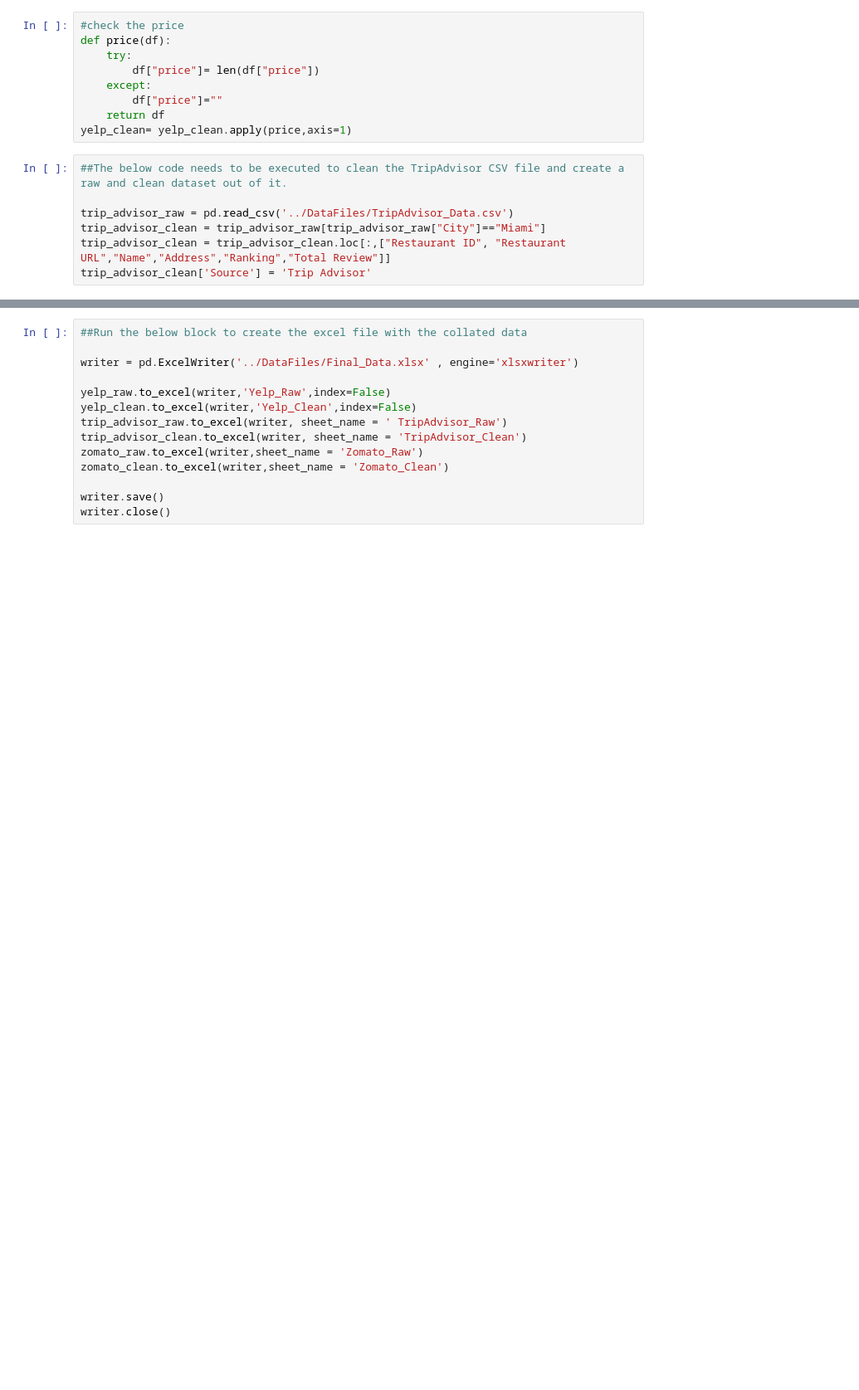
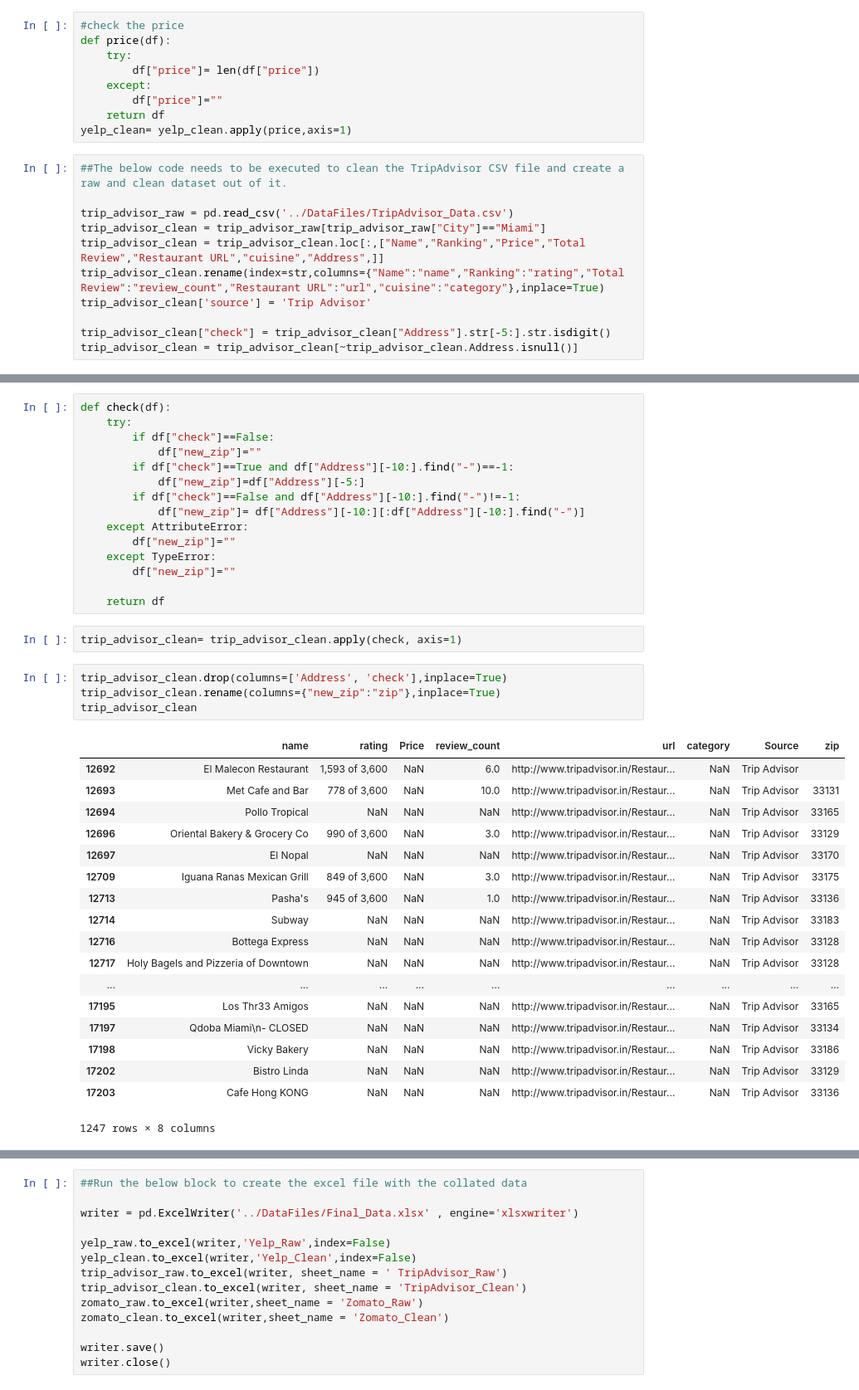
Before and after one commit to imjuoy/HungryGator, a Jupyter notebook: src/Final_Collated_Source_Code.ipynb, the cells around one changed output, grey strips where cells are left out. Shown: that part at 83% size. Saved outputs shown, nothing was run; the diff lists cells and outputs as text; blank space fills up the shorter version.

```diff
--- a/src/Final_Collated_Source_Code.ipynb
+++ b/src/Final_Collated_Source_Code.ipynb
@@ -197,5 +195,9 @@ yelp_clean= yelp_clean.apply(price,axis=1)
 
 trip_advisor_raw = pd.read_csv('../DataFiles/TripAdvisor_Data.csv')
 trip_advisor_clean = trip_advisor_raw[trip_advisor_raw["City"]=="Miami"]
-trip_advisor_clean = trip_advisor_clean.loc[:,["Restaurant ID", "Restaurant URL","Name","Address","Ranking","Total Review"]]
-trip_advisor_clean['Source'] = 'Trip Advisor'
+trip_advisor_clean = trip_advisor_clean.loc[:,["Name","Ranking","Price","Total Review","Restaurant URL","cuisine","Address",]]
+trip_advisor_clean.rename(index=str,columns={"Name":"name","Ranking":"rating","Total Review":"review_count","Restaurant URL":"url","cuisine":"category"},inplace=True)
+trip_advisor_clean['source'] = 'Trip Advisor'
+
+trip_advisor_clean["check"] = trip_advisor_clean["Address"].str[-5:].str.isdigit()
+trip_advisor_clean = trip_advisor_clean[~trip_advisor_clean.Address.isnull()]
@@ -202,3 +217,43 @@ trip_advisor_clean['Source'] = 'Trip Advisor'
+# %%
+def check(df):
+    try:
+        if df["check"]==False:
+            df["new_zip"]=""
+        if df["check"]==True and df["Address"][-10:].find("-")==-1:
+            df["new_zip"]=df["Address"][-5:]
+        if df["check"]==False and df["Address"][-10:].find("-")!=-1:
+            df["new_zip"]= df["Address"][-10:][:df["Address"][-10:].find("-")]
+    except AttributeError:
+        df["new_zip"]=""
+    except TypeError:
+        df["new_zip"]=""
+
+    return df
+# %%
+trip_advisor_clean= trip_advisor_clean.apply(check, axis=1)
+# %%
+trip_advisor_clean.drop(columns=['Address', 'check'],inplace=True)
+trip_advisor_clean.rename(columns={"new_zip":"zip"},inplace=True)
+trip_advisor_clean
+# %% [output]
+|  | name | rating | Price | review_count | url | category | Source | zip |
+| 12692 | El Malecon Restaurant | 1,593 of 3,600 | NaN | 6.0 | http://www.tripadvisor.in/Restaur... | NaN | Trip Advisor |  |
+| 12693 | Met Cafe and Bar | 778 of 3,600 | NaN | 10.0 | http://www.tripadvisor.in/Restaur... | NaN | Trip Advisor | 33131 |
+| 12694 | Pollo Tropical | NaN | NaN | NaN | http://www.tripadvisor.in/Restaur... | NaN | Trip Advisor | 33165 |
+| 12696 | Oriental Bakery & Grocery Co | 990 of 3,600 | NaN | 3.0 | http://www.tripadvisor.in/Restaur... | NaN | Trip Advisor | 33129 |
+| 12697 | El Nopal | NaN | NaN | NaN | http://www.tripadvisor.in/Restaur... | NaN | Trip Advisor | 33170 |
+| 12709 | Iguana Ranas Mexican Grill | 849 of 3,600 | NaN | 3.0 | http://www.tripadvisor.in/Restaur... | NaN | Trip Advisor | 33175 |
+| 12713 | Pasha's | 945 of 3,600 | NaN | 1.0 | http://www.tripadvisor.in/Restaur... | NaN | Trip Advisor | 33136 |
+| 12714 | Subway | NaN | NaN | NaN | http://www.tripadvisor.in/Restaur... | NaN | Trip Advisor | 33183 |
+| 12716 | Bottega Express | NaN | NaN | NaN | http://www.tripadvisor.in/Restaur... | NaN | Trip Advisor | 33128 |
+| 12717 | Holy Bagels and Pizzeria of Downtown | NaN | NaN | NaN | http://www.tripadvisor.in/Restaur... | NaN | Trip Advisor | 33128 |
+| ... | ... | ... | ... | ... | ... | ... | ... | ... |
+| 17195 | Los Thr33 Amigos | NaN | NaN | NaN | http://www.tripadvisor.in/Restaur... | NaN | Trip Advisor | 33165 |
+| 17197 | Qdoba Miami\n- CLOSED | NaN | NaN | NaN | http://www.tripadvisor.in/Restaur... | NaN | Trip Advisor | 33134 |
+| 17198 | Vicky Bakery | NaN | NaN | NaN | http://www.tripadvisor.in/Restaur... | NaN | Trip Advisor | 33186 |
+| 17202 | Bistro Linda | NaN | NaN | NaN | http://www.tripadvisor.in/Restaur... | NaN | Trip Advisor | 33129 |
+| 17203 | Cafe Hong KONG | NaN | NaN | NaN | http://www.tripadvisor.in/Restaur... | NaN | Trip Advisor | 33136 |
+1247 rows × 8 columns
 # %%
 ##Below block of code is used to extract the data from the Zomato API.
 
```
Also changed, not shown: parts of 6 cells of this notebook, 1 other file.
